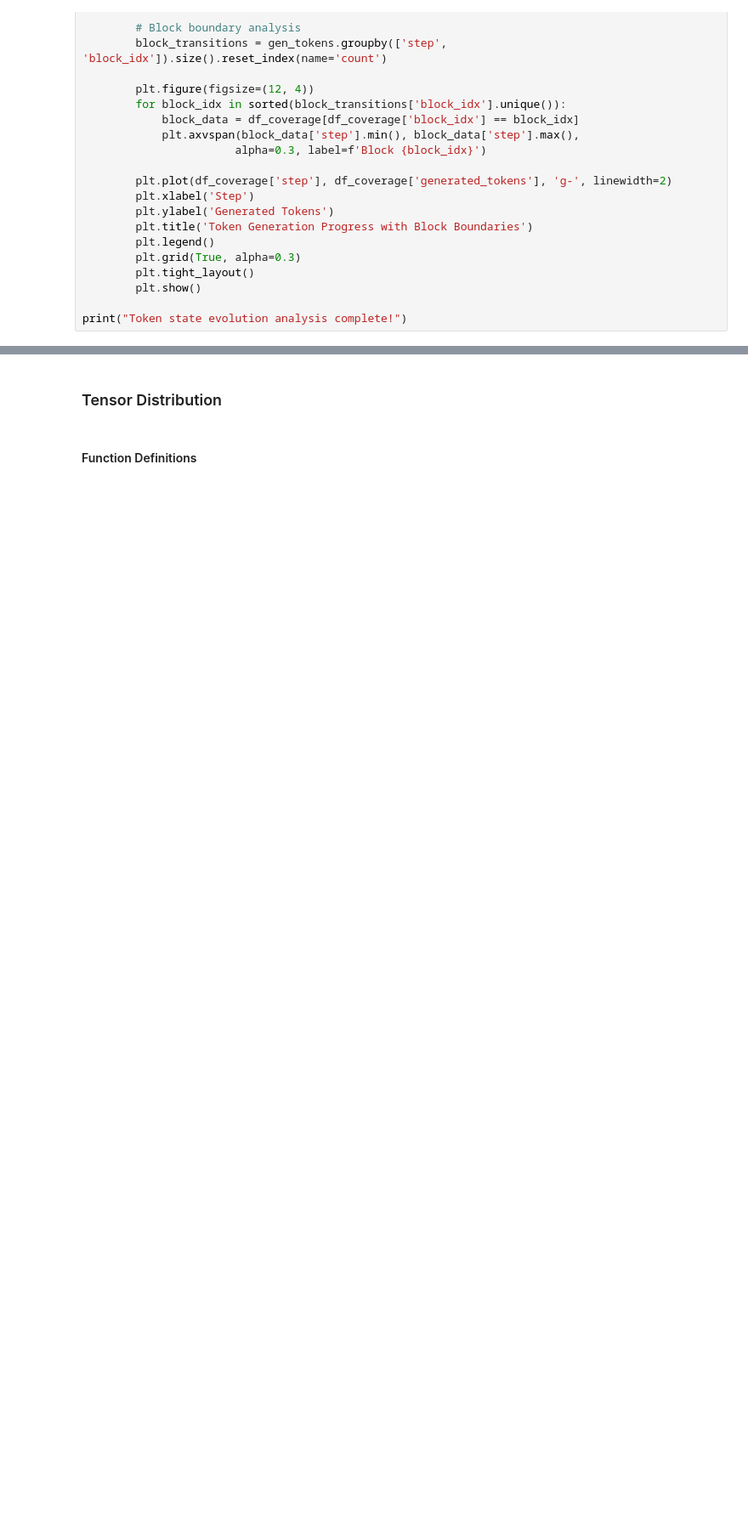
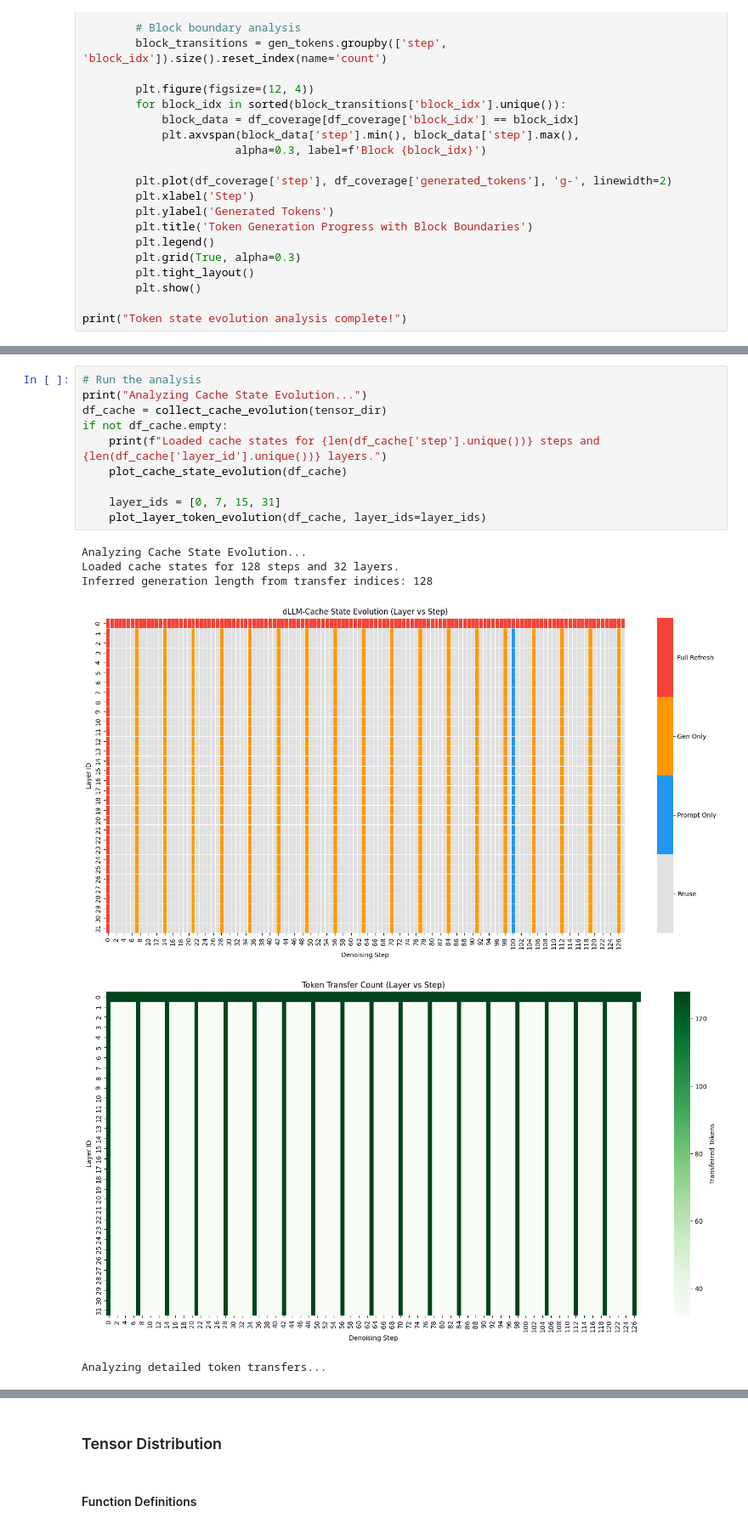
Before and after one commit to Bwoah-Kimi/LLaDA, a Jupyter notebook: inference_profiling.ipynb, the cells around one changed output, grey strips where cells are left out. Shown at 85% size. Cells and saved outputs as stored; diff of their text form; blank space fills up the shorter version.

```diff
--- a/inference_profiling.ipynb
+++ b/inference_profiling.ipynb
@@ -297,0 +323,17 @@ print("Token state evolution analysis complete!")
+# %%
+# Run the analysis
+print("Analyzing Cache State Evolution...")
+df_cache = collect_cache_evolution(tensor_dir)
+if not df_cache.empty:
+    print(f"Loaded cache states for {len(df_cache['step'].unique())} steps and {len(df_cache['layer_id'].unique())} layers.")
+    plot_cache_state_evolution(df_cache)
+
+    layer_ids = [0, 7, 15, 31]
+    plot_layer_token_evolution(df_cache, layer_ids=layer_ids)
+# %% [output]
+Analyzing Cache State Evolution...
+Loaded cache states for 128 steps and 32 layers.
+Inferred generation length from transfer indices: 128
+[figure, added]
+[figure, added]
+Analyzing detailed token transfers...
```
Also changed, not shown: parts of 7 cells of this notebook, 3 other files.
